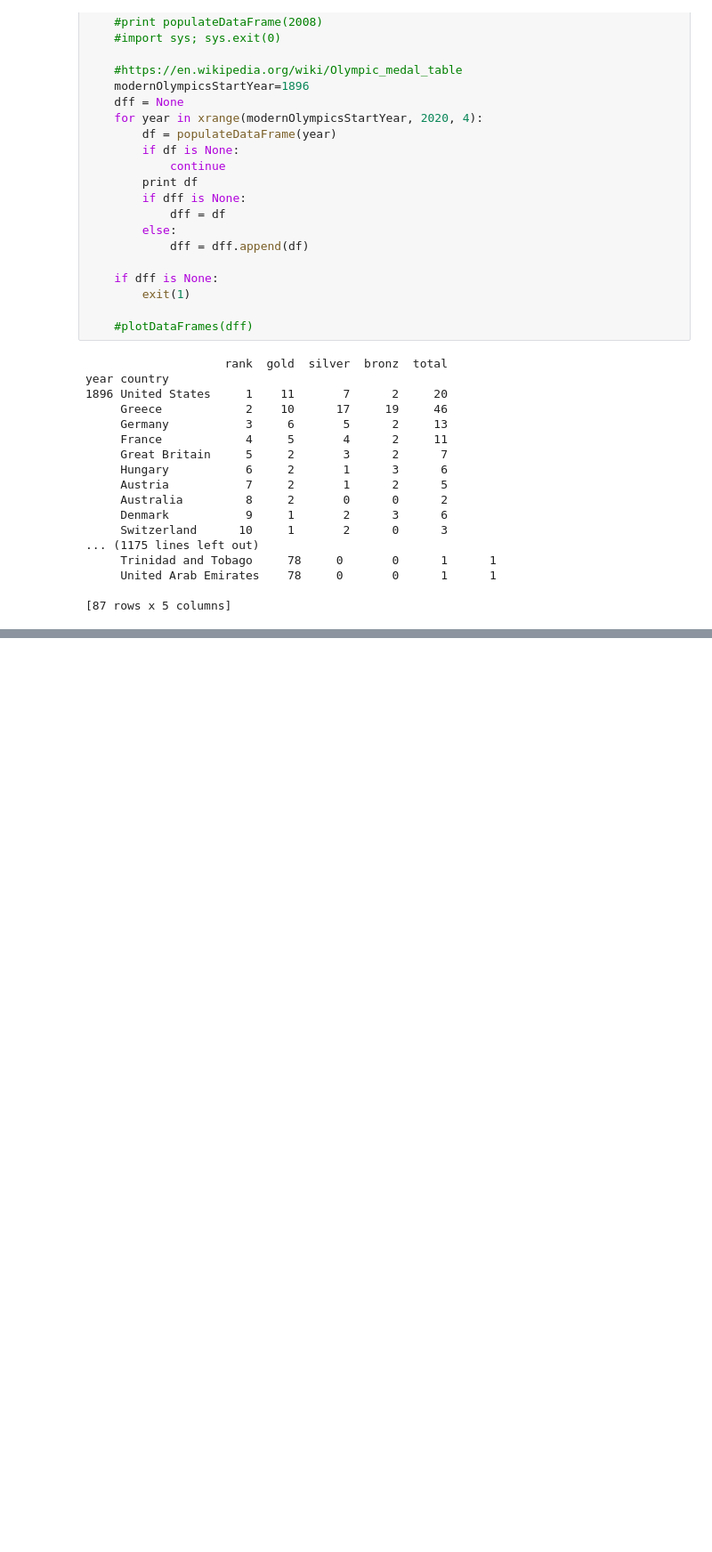
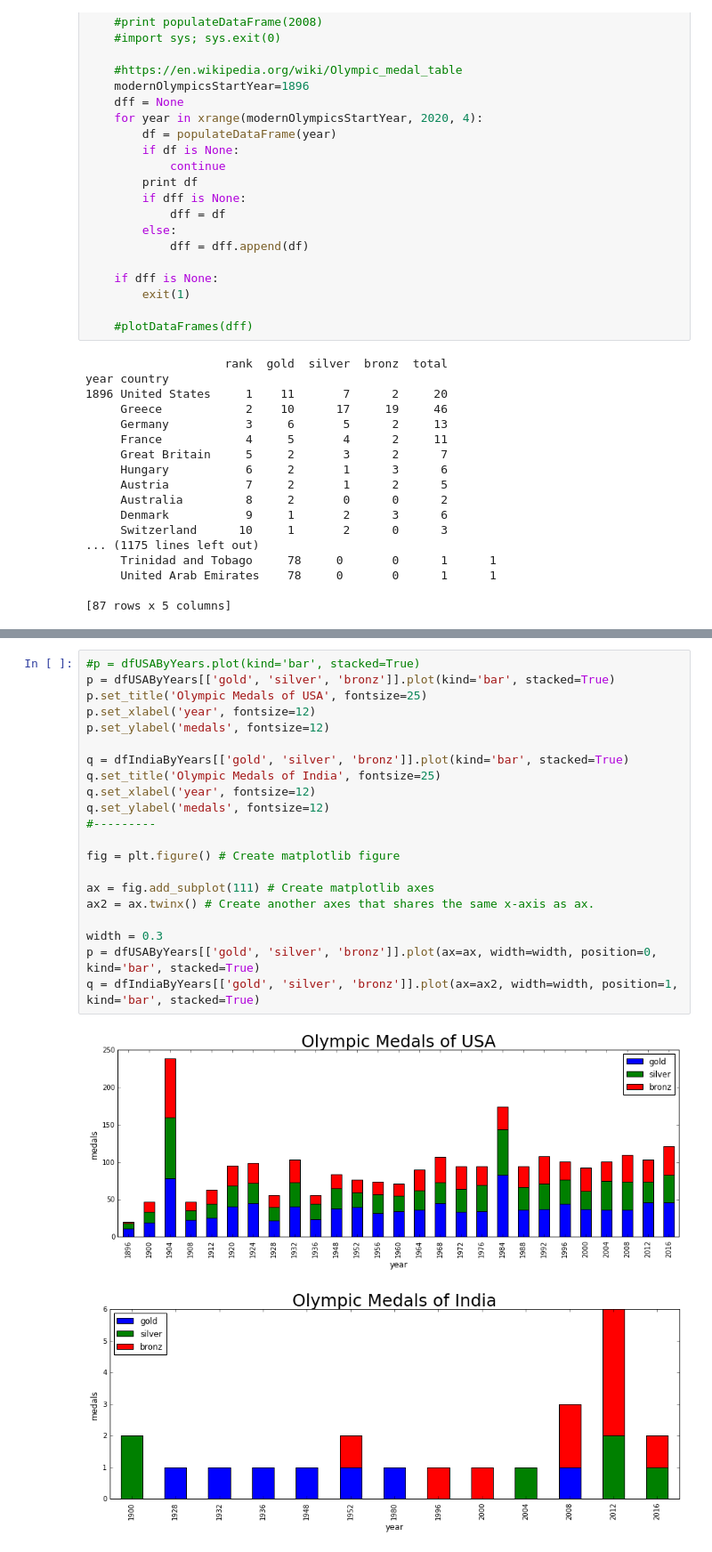
Before and after one commit to deepak-muley/practice-problems, a Jupyter notebook: data_science/python+wikipedia.ipynb, the cells around one changed output, grey strips where cells are left out. Shown at 89% size. Saved outputs shown, nothing was run; the diff lists cells and outputs as text; blank space fills up the shorter version.

```diff
--- a/data_science/python+wikipedia.ipynb
+++ b/data_science/python+wikipedia.ipynb
@@ -237,0 +290,24 @@ dfUSAByYears.plot(kind='bar')
+# %%
+#p = dfUSAByYears.plot(kind='bar', stacked=True)
+p = dfUSAByYears[['gold', 'silver', 'bronz']].plot(kind='bar', stacked=True)
+p.set_title('Olympic Medals of USA', fontsize=25)
+p.set_xlabel('year', fontsize=12)
+p.set_ylabel('medals', fontsize=12)
+
+q = dfIndiaByYears[['gold', 'silver', 'bronz']].plot(kind='bar', stacked=True)
+q.set_title('Olympic Medals of India', fontsize=25)
+q.set_xlabel('year', fontsize=12)
+q.set_ylabel('medals', fontsize=12)
+#---------
+
+fig = plt.figure() # Create matplotlib figure
+
+ax = fig.add_subplot(111) # Create matplotlib axes
+ax2 = ax.twinx() # Create another axes that shares the same x-axis as ax.
+
+width = 0.3
+p = dfUSAByYears[['gold', 'silver', 'bronz']].plot(ax=ax, width=width, position=0, kind='bar', stacked=True)
+q = dfIndiaByYears[['gold', 'silver', 'bronz']].plot(ax=ax2, width=width, position=1, kind='bar', stacked=True)
+# %% [output]
+[figure, added]
+[figure, added]
```
Also changed, not shown: parts of 3 cells of this notebook, 30 other files.
